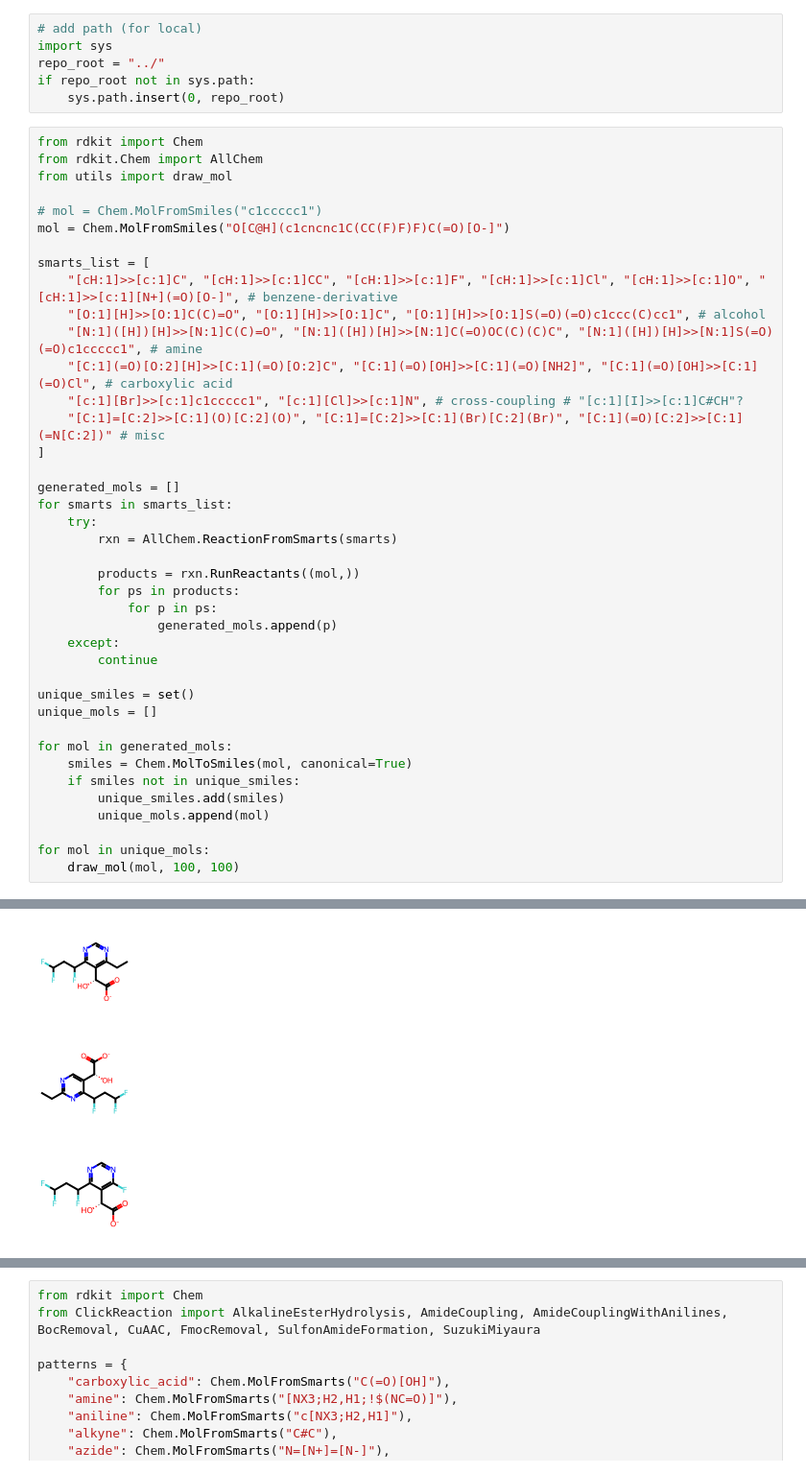
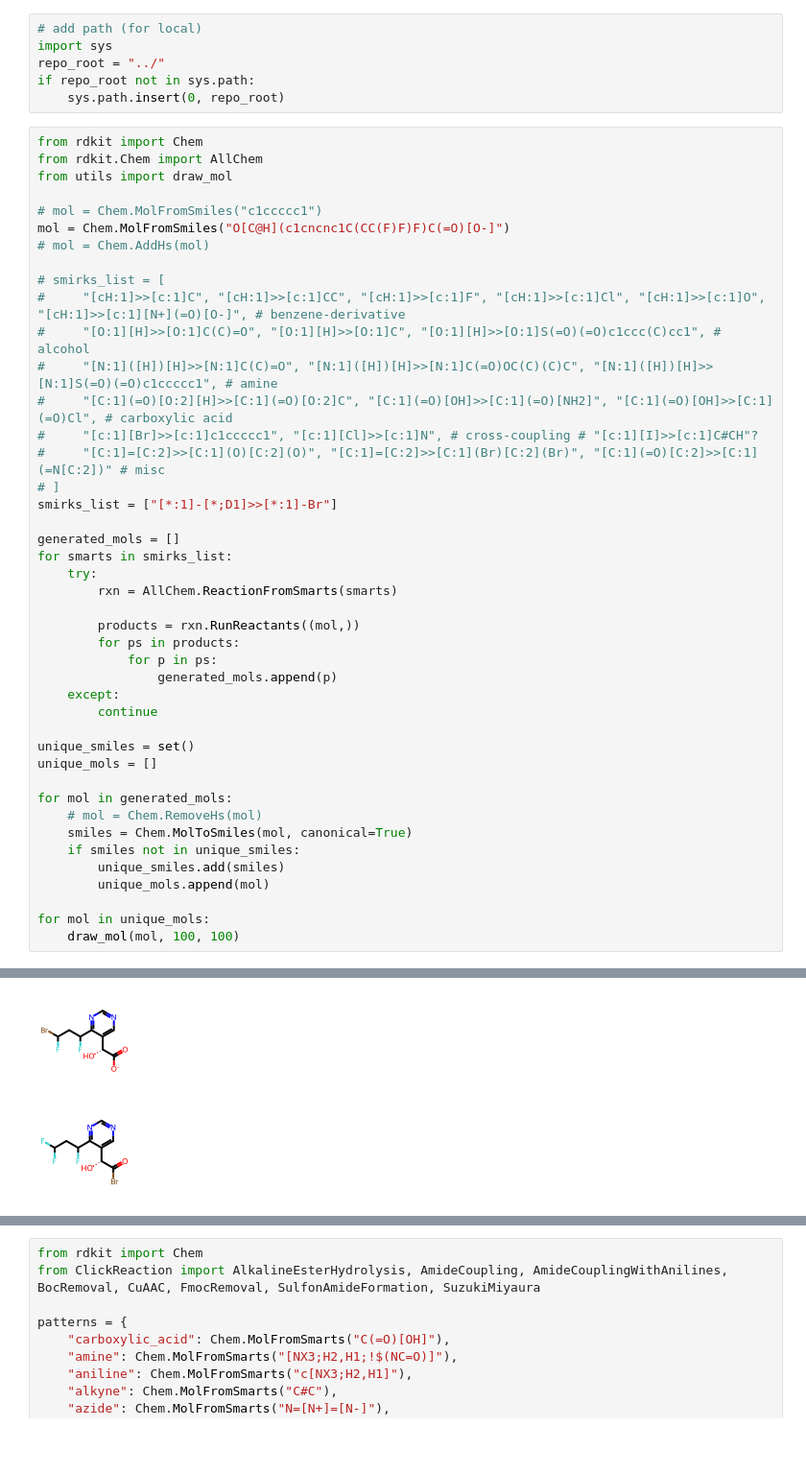
Before and after one commit to molecule-generator-collection/ChemTSv3, a Jupyter notebook: sandbox/test.ipynb, the cells around one changed output, grey strips where cells are left out. Shown at 96% size. Saved outputs shown, nothing was run; the diff lists cells and outputs as text; blank space fills up the shorter version.

Commit message:
Update default SMIRKS list

```diff
--- a/sandbox/test.ipynb
+++ b/sandbox/test.ipynb
@@ -11,18 +11,20 @@ from utils import draw_mol
 
 # mol = Chem.MolFromSmiles("c1ccccc1")
 mol = Chem.MolFromSmiles("O[C@H](c1cncnc1C(CC(F)F)F)C(=O)[O-]")
+# mol = Chem.AddHs(mol)
 
-smarts_list = [
-    "[cH:1]>>[c:1]C", "[cH:1]>>[c:1]CC", "[cH:1]>>[c:1]F", "[cH:1]>>[c:1]Cl", "[cH:1]>>[c:1]O", "[cH:1]>>[c:1][N+](=O)[O-]", # benzene-derivative
-    "[O:1][H]>>[O:1]C(C)=O", "[O:1][H]>>[O:1]C", "[O:1][H]>>[O:1]S(=O)(=O)c1ccc(C)cc1", # alcohol
-    "[N:1]([H])[H]>>[N:1]C(C)=O", "[N:1]([H])[H]>>[N:1]C(=O)OC(C)(C)C", "[N:1]([H])[H]>>[N:1]S(=O)(=O)c1ccccc1", # amine
-    "[C:1](=O)[O:2][H]>>[C:1](=O)[O:2]C", "[C:1](=O)[OH]>>[C:1](=O)[NH2]", "[C:1](=O)[OH]>>[C:1](=O)Cl", # carboxylic acid
-    "[c:1][Br]>>[c:1]c1ccccc1", "[c:1][Cl]>>[c:1]N", # cross-coupling # "[c:1][I]>>[c:1]C#CH"?
-    "[C:1]=[C:2]>>[C:1](O)[C:2](O)", "[C:1]=[C:2]>>[C:1](Br)[C:2](Br)", "[C:1](=O)[C:2]>>[C:1](=N[C:2])" # misc
-]
+# smirks_list = [
+#     "[cH:1]>>[c:1]C", "[cH:1]>>[c:1]CC", "[cH:1]>>[c:1]F", "[cH:1]>>[c:1]Cl", "[cH:1]>>[c:1]O", "[cH:1]>>[c:1][N+](=O)[O-]", # benzene-derivative
+#     "[O:1][H]>>[O:1]C(C)=O", "[O:1][H]>>[O:1]C", "[O:1][H]>>[O:1]S(=O)(=O)c1ccc(C)cc1", # alcohol
+#     "[N:1]([H])[H]>>[N:1]C(C)=O", "[N:1]([H])[H]>>[N:1]C(=O)OC(C)(C)C", "[N:1]([H])[H]>>[N:1]S(=O)(=O)c1ccccc1", # amine
+#     "[C:1](=O)[O:2][H]>>[C:1](=O)[O:2]C", "[C:1](=O)[OH]>>[C:1](=O)[NH2]", "[C:1](=O)[OH]>>[C:1](=O)Cl", # carboxylic acid
+#     "[c:1][Br]>>[c:1]c1ccccc1", "[c:1][Cl]>>[c:1]N", # cross-coupling # "[c:1][I]>>[c:1]C#CH"?
+#     "[C:1]=[C:2]>>[C:1](O)[C:2](O)", "[C:1]=[C:2]>>[C:1](Br)[C:2](Br)", "[C:1](=O)[C:2]>>[C:1](=N[C:2])" # misc
+# ]
+smirks_list = ["[*:1]-[*;D1]>>[*:1]-Br"]
 
 generated_mols = []
-for smarts in smarts_list:
+for smarts in smirks_list:
     try:
         rxn = AllChem.ReactionFromSmarts(smarts)
 
@@ -37,6 +39,7 @@ unique_smiles = set()
 unique_mols = []
 
 for mol in generated_mols:
+    # mol = Chem.RemoveHs(mol)
     smiles = Chem.MolToSmiles(mol, canonical=True)
     if smiles not in unique_smiles:
         unique_smiles.add(smiles)
@@ -50,3 +53,2 @@ for mol in unique_mols:
-[figure, old version]
+[figure, new version]
-[figure, old version]
+[figure, new version]
-[figure, removed]
```
Also changed, not shown: parts of 1 cell of this notebook, 3 other files.
